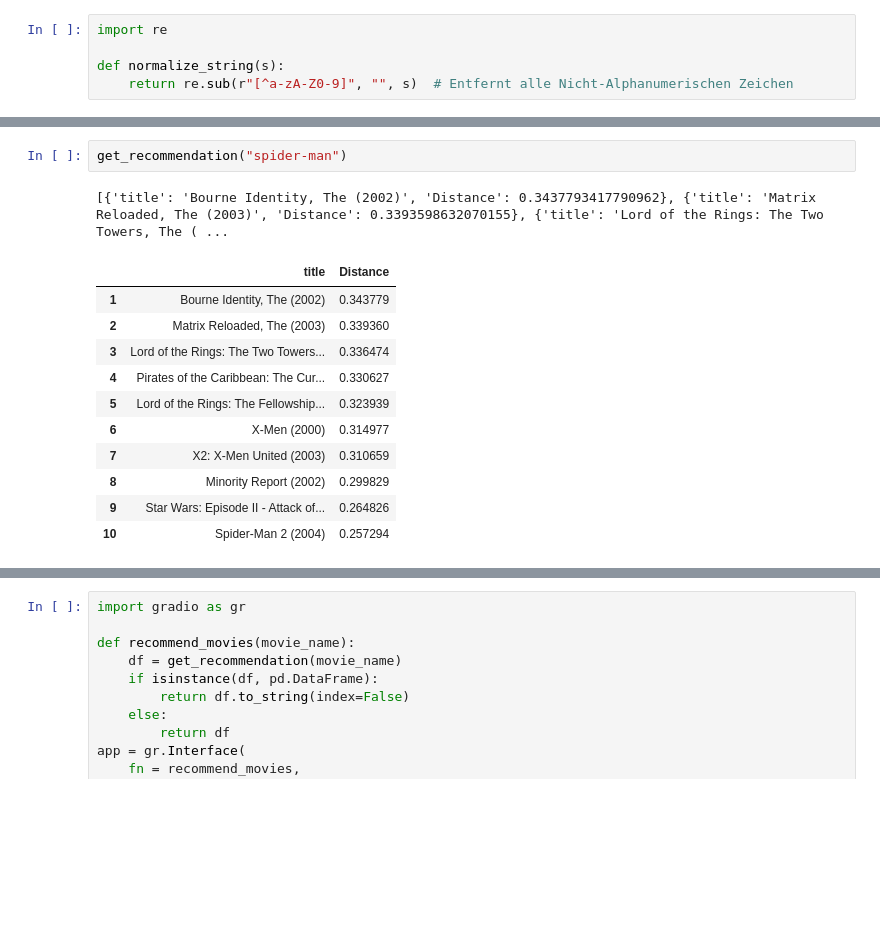
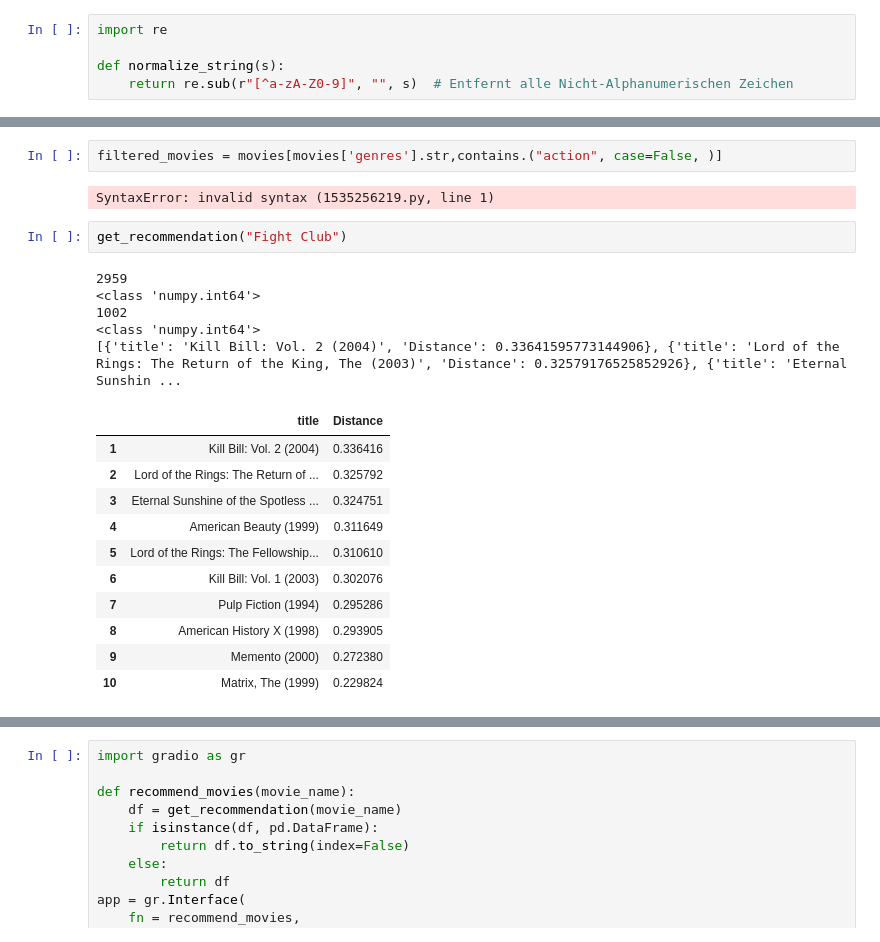
Before and after one commit to marcushsv/Movie-Recommender-Asaai, a Jupyter notebook: Movie Recommendation System.ipynb, the cells around one changed output, grey strips where cells are left out. Drawn from its saved outputs; the diff is of its cells as text; blank space fills up the shorter version.

```diff
--- a/Movie Recommendation System.ipynb
+++ b/Movie Recommendation System.ipynb
@@ -287,16 +313,24 @@ test
+# %%
+filtered_movies = movies[movies['genres'].str,contains.("action", case=False, )]
+# %% [output]
+SyntaxError: invalid syntax (1535256219.py, line 1)
 # %%
-get_recommendation("spider-man")
+get_recommendation("Fight Club")
 # %% [output]
-[{'title': 'Bourne Identity, The (2002)', 'Distance': 0.3437793417790962}, {'title': 'Matrix Reloaded, The (2003)', 'Distance': 0.3393598632070155}, {'title': 'Lord of the Rings: The Two Towers, The ( ...
+2959
+<class 'numpy.int64'>
+1002
+<class 'numpy.int64'>
+[{'title': 'Kill Bill: Vol. 2 (2004)', 'Distance': 0.33641595773144906}, {'title': 'Lord of the Rings: The Return of the King, The (2003)', 'Distance': 0.32579176525852926}, {'title': 'Eternal Sunshin ...
 |  | title | Distance |
-| 1 | Bourne Identity, The (2002) | 0.343779 |
-| 2 | Matrix Reloaded, The (2003) | 0.339360 |
-| 3 | Lord of the Rings: The Two Towers... | 0.336474 |
-| 4 | Pirates of the Caribbean: The Cur... | 0.330627 |
-| 5 | Lord of the Rings: The Fellowship... | 0.323939 |
-| 6 | X-Men (2000) | 0.314977 |
-| 7 | X2: X-Men United (2003) | 0.310659 |
-| 8 | Minority Report (2002) | 0.299829 |
-| 9 | Star Wars: Episode II - Attack of... | 0.264826 |
-| 10 | Spider-Man 2 (2004) | 0.257294 |
+| 1 | Kill Bill: Vol. 2 (2004) | 0.336416 |
+| 2 | Lord of the Rings: The Return of ... | 0.325792 |
+| 3 | Eternal Sunshine of the Spotless ... | 0.324751 |
+| 4 | American Beauty (1999) | 0.311649 |
+| 5 | Lord of the Rings: The Fellowship... | 0.310610 |
+| 6 | Kill Bill: Vol. 1 (2003) | 0.302076 |
+| 7 | Pulp Fiction (1994) | 0.295286 |
+| 8 | American History X (1998) | 0.293905 |
+| 9 | Memento (2000) | 0.272380 |
+| 10 | Matrix, The (1999) | 0.229824 |
 # %%
```
Also changed, not shown: parts of 9 cells of this notebook, 6 other files.
